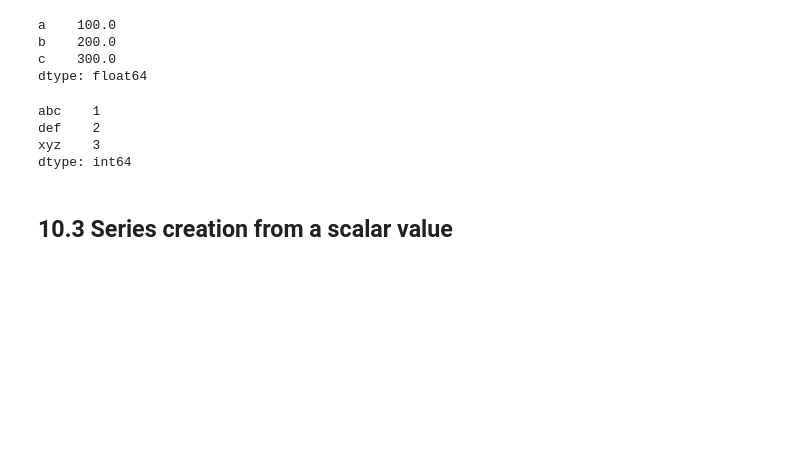
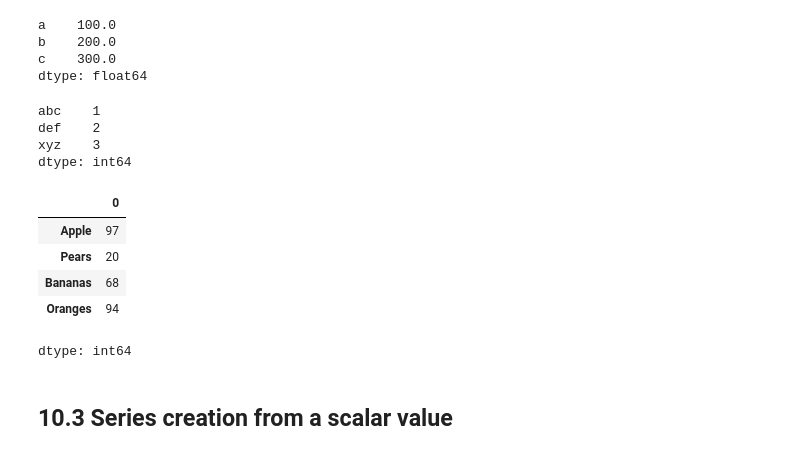
Before and after one commit to IAT-ExploringAI-2024/Week1---Intro-to-Python, a Jupyter notebook: Introduction_to_Python.ipynb, the cells around one changed output. Drawn from its saved outputs; the diff is of its cells as text; code cells hidden in the pictures; blank space fills up the shorter version.

Commit message:
Added new example

```diff
--- a/Introduction_to_Python.ipynb
+++ b/Introduction_to_Python.ipynb
@@ -1221,6 +1221,19 @@ abc    1
 def    2
 xyz    3
 dtype: int64
+# %%
+# new example
+import pandas as pd
+import random
+dict1 = {"Apple": random.randrange(1,100), "Pears": random.randrange(1,100), "Bananas": random.randrange(1,100), "Oranges":random.randrange(1,100)}
+pd.Series(dict1)
+# %% [output]
+|  | 0 |
+| Apple | 97 |
+| Pears | 20 |
+| Bananas | 68 |
+| Oranges | 94 |
+dtype: int64
 # %% [markdown]
 ## 10.3 Series creation from a scalar value
 # %% [markdown]
```
